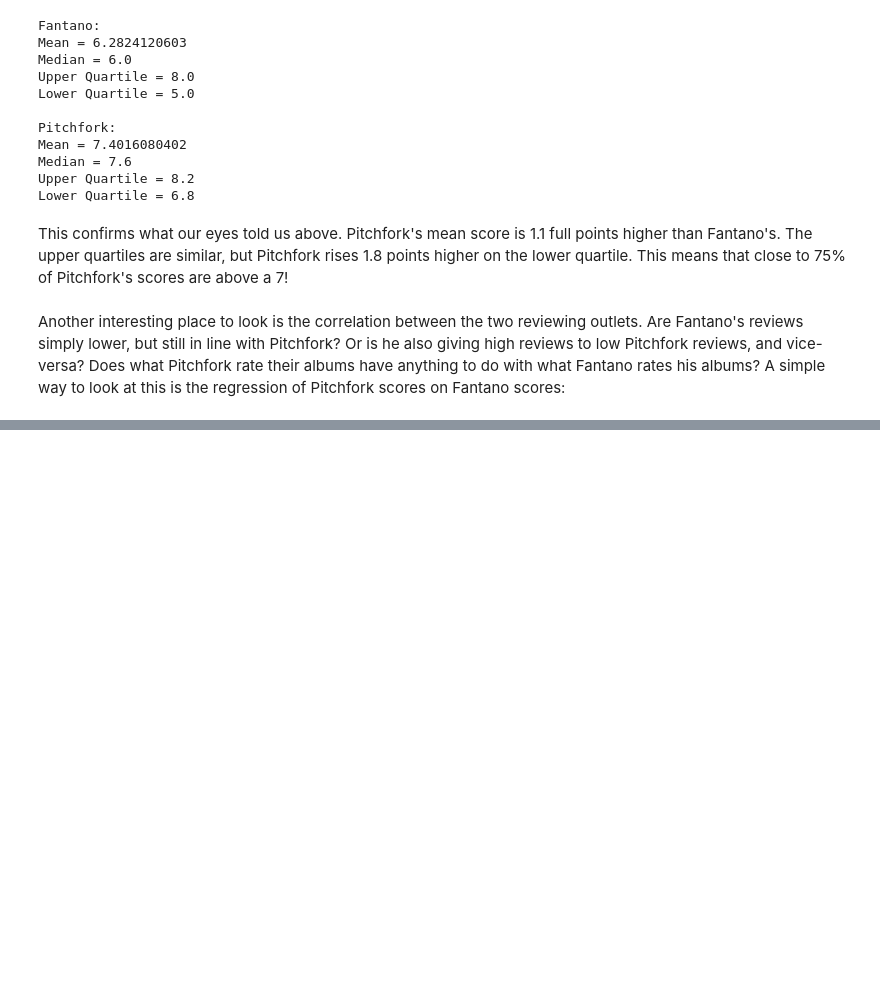
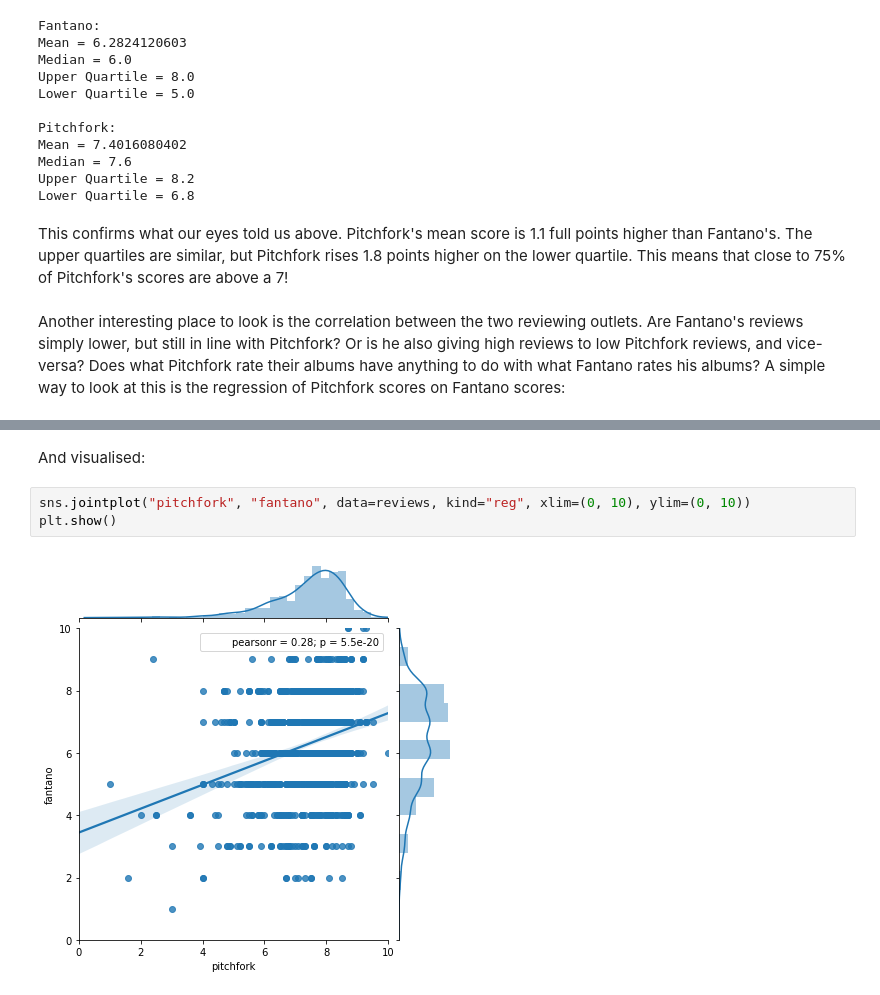
Before and after one commit to harryelworthy/Music-Reviews, a Jupyter notebook: reviews.ipynb, the cells around one changed output, grey strips where cells are left out. Cells and saved outputs as stored; diff of their text form; blank space fills up the shorter version.

Commit message:
Add Graph

```diff
--- a/reviews.ipynb
+++ b/reviews.ipynb
@@ -147,3 +147,10 @@ OLS Regression Results
 | Kurtosis: | 2.837 | Cond. No. | 49.1 |
 Warnings:
 [1] Standard Errors are heteroscedasticity robust (HC1)
+# %% [markdown]
+And visualised:
+# %%
+sns.jointplot("pitchfork", "fantano", data=reviews, kind="reg", xlim=(0, 10), ylim=(0, 10))
+plt.show()
+# %% [output]
+[figure, added]
```
Also changed, not shown: parts of 2 cells of this notebook.
